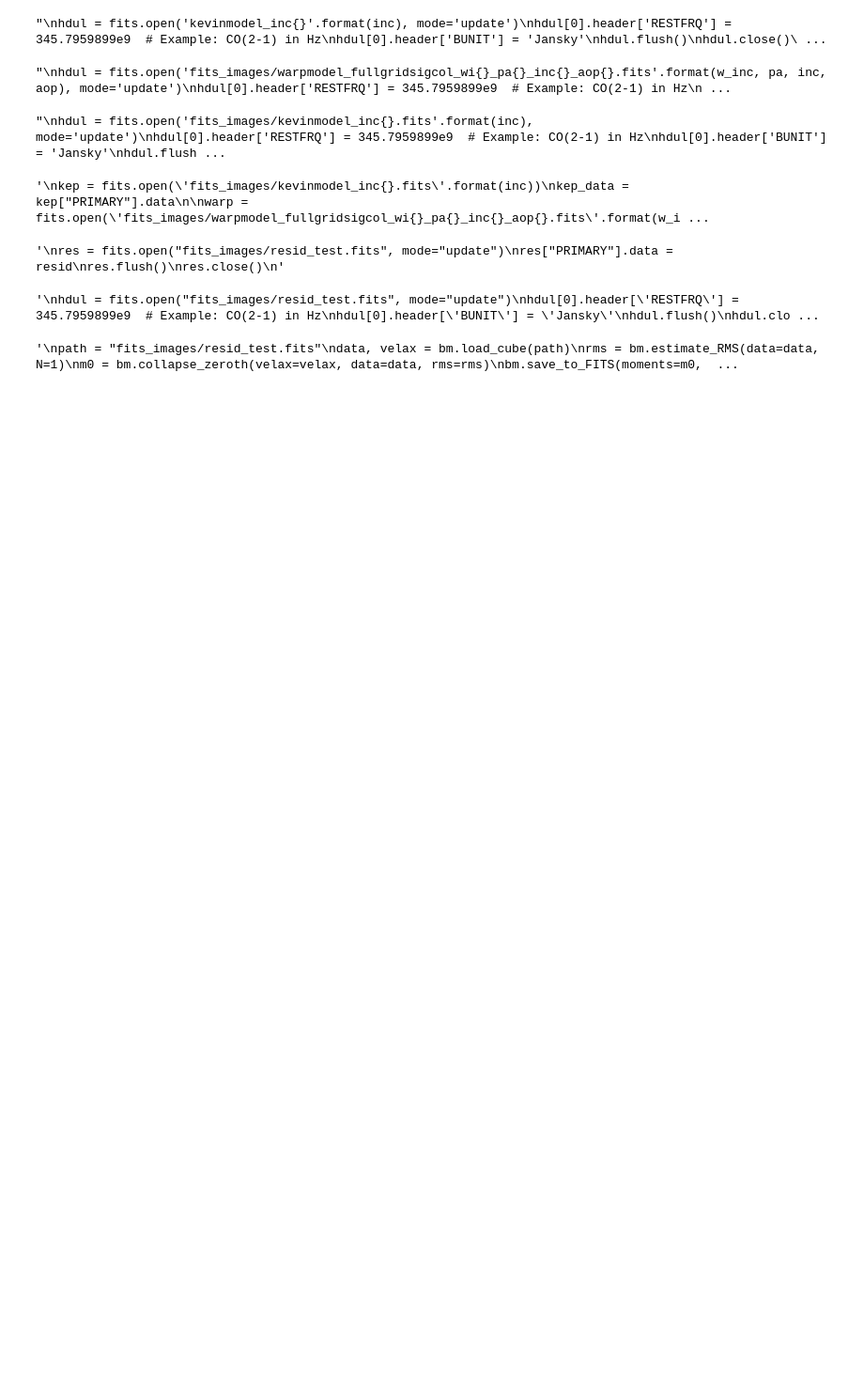
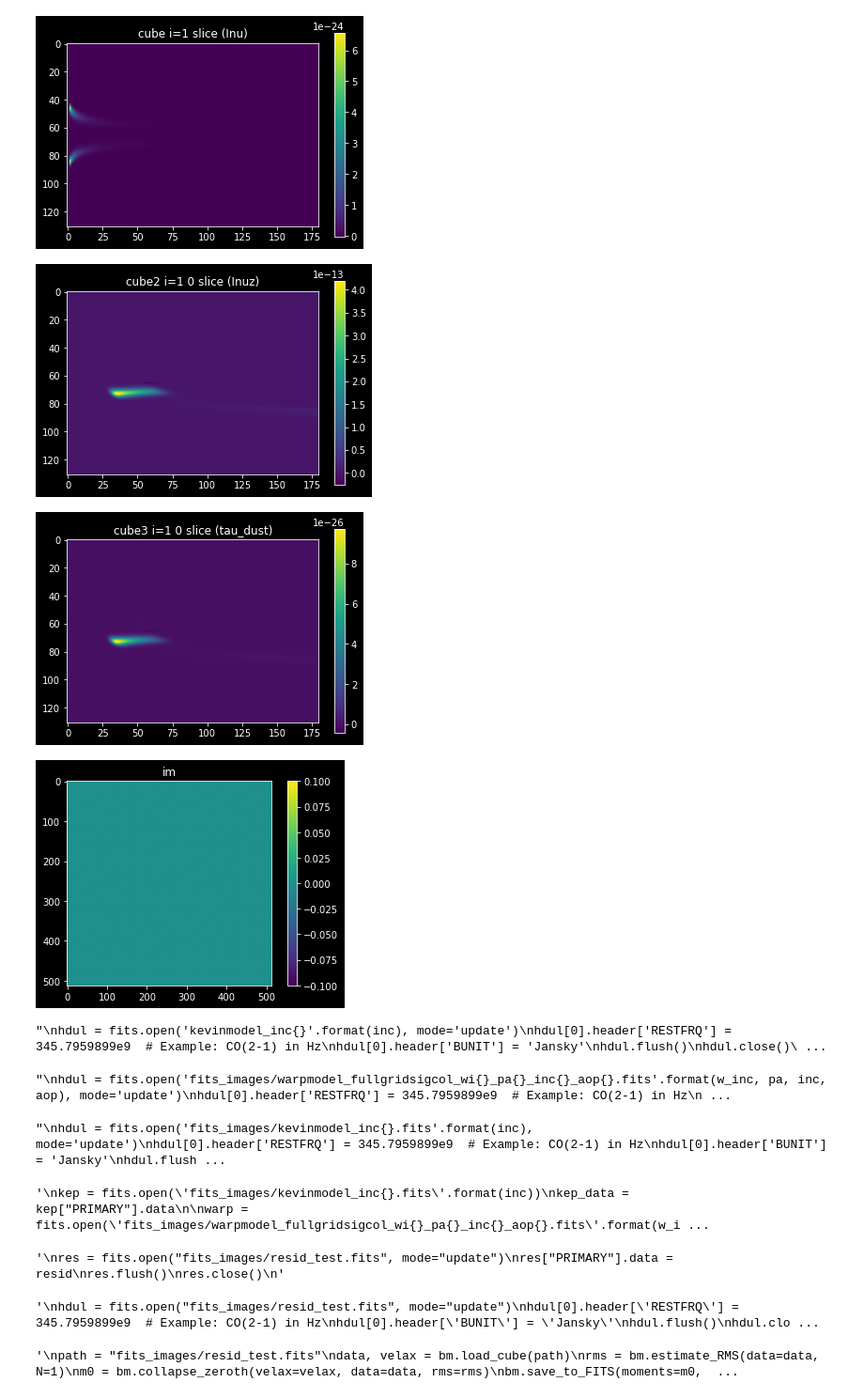
Before and after one commit to theochawla/49ceti_warpmodel, a Jupyter notebook: Warp/warp_edgeon_troubleshoot/runcode.ipynb, the cells around one changed output. Shown at 94% size. Saved outputs shown, nothing was run; the diff lists cells and outputs as text; code cells hidden in the pictures; blank space fills up the shorter version.

```diff
--- a/Warp/warp_edgeon_troubleshoot/runcode.ipynb
+++ b/Warp/warp_edgeon_troubleshoot/runcode.ipynb
@@ -113,17 +152,21 @@ in rt self.sig_col mean 0.00024021291756304568
 # %%
-'''
+
 total_model(y,imres=0.05,distance=20.,chanmin=-2.24,nchans=15,chanstep=0.32,flipme=False,Jnum=2,freq0=345.79599,xnpix=512,vsys=5.79,PA=312.46,offs=[0.0,0.0],
                 modfile='fits_images/kevinmodel_inc{}'.format(inc),abund=1.,obsv=None,wind=False,isgas=True,includeDust=False,extra=0,bin=1,hanning=True,
                 L_cloud=False, tau = [0,], sigma_c = [6,], velocity_c =[2,],manual_chan_params=False,response_function=False)
-'''
+
 '''
 hdul = fits.open('kevinmodel_inc{}'.format(inc), mode='update')
 hdul[0].header['RESTFRQ'] = 345.7959899e9  # Example: CO(2-1) in Hz
 hdul[0].header['BUNIT'] = 'Jansky'
 hdul.flush()
 hdul.close()
 '''
 # %% [output]
+[figure, added]
+[figure, added]
+[figure, added]
+[figure, added]
 "\nhdul = fits.open('kevinmodel_inc{}'.format(inc), mode='update')\nhdul[0].header['RESTFRQ'] = 345.7959899e9  # Example: CO(2-1) in Hz\nhdul[0].header['BUNIT'] = 'Jansky'\nhdul.flush()\nhdul.close()\ ...
 # %%
 '''making moment maps'''
```
Also changed, not shown: parts of 7 cells of this notebook, 6 other files.
